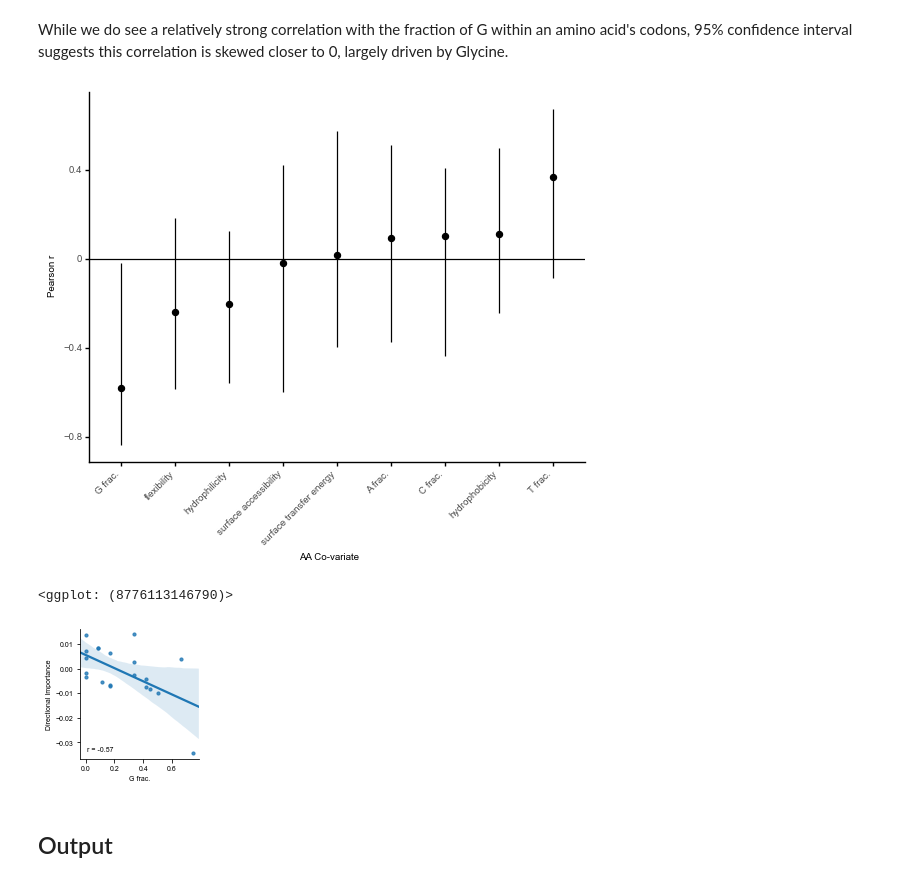
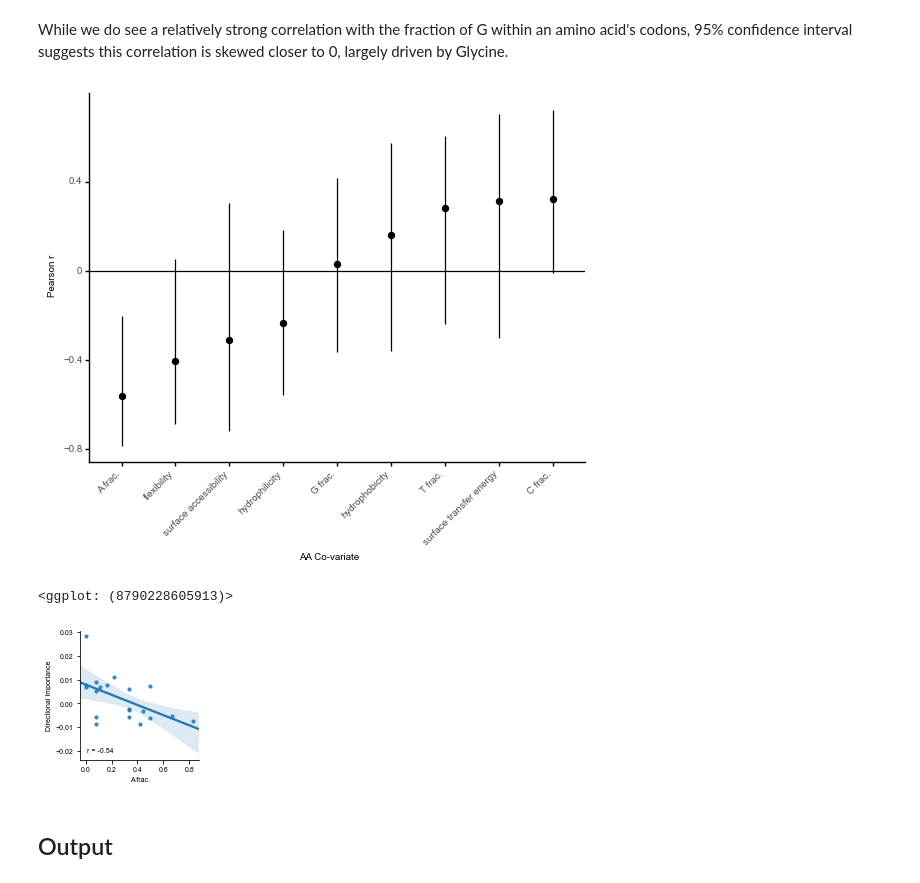
Before and after one commit to gpp-rnd/rs_dev, a Jupyter notebook: code/12_train_target_model.ipynb, the cells around one changed output. Cells and saved outputs as stored; diff of their text form; code cells hidden in the pictures.

```diff
--- a/code/12_train_target_model.ipynb
+++ b/code/12_train_target_model.ipynb
@@ -163,7 +164,7 @@ conservation_df = (pd.read_parquet('../data/interim/conservation.parquet',
 ## Calculate Residuals
 # %%
 sg_df_residuals = sg_groups_df.copy()
-seq_X = sglearn.featurize_guides(sg_df_residuals['sgRNA Context Sequence'])
+seq_X = get_feature_df(sg_df_residuals)
 sg_df_residuals['Rule Set 3'] = seq_model.predict(seq_X)
 (sg_df_residuals.groupby('dataset')
  .apply(lambda df: stats.pearsonr(df['Rule Set 3'], df['sgRNA Activity'])))
@@ -179,11 +181,11 @@ sg_df_residuals['Residual Activity'] = sg_df_residuals['sgRNA Activity'] - sg_df
 # %%
 ## Training Model
 # %%
-features = ['position', 'aa', 'domain']
+features = ['position', 'aa', 'domain', 'conservation']
 aa_features = ['Pos. Ind. 1mer', 'Hydrophobicity', 'Aromaticity',
                'Isoelectric Point', 'Secondary Structure']
-aa_width = 8
-cons_small_width = 2
+aa_width = 16
+cons_small_width = 4
 cons_large_width = 32
 n_trials = 50
 # %%
@@ -277,12 +281,13 @@ gpplot.savefig('../figures/target_shap_summary_plot.pdf', dpi=300)
 # %%
 feature_category_map = {'Target Cut %': 'Target Cut %',
-                         'Orientation': 'sense',
-                         'Domain': ['Pfam', 'PANTHER', 'HAMAP', 'SuperFamily', 'TIGRfam', 'ncoils', 'Gene3D',
-                                    'Prosite_patterns', 'Seg', 'SignalP', 'TMHMM', 'MobiDBLite',
-                                    'PIRSF', 'PRINTS', 'Smart', 'Prosite_profiles'],
-                         'AA Physiochem': ['Hydrophobicity', 'Aromaticity',
-                                           'Isoelectric Point', 'Helix', 'Turn', 'Sheet'],
-                         'AA Pos. Ind. 1mer': '[A-Z]|\*'}
+                        'Orientation': 'sense',
+                        'Domain': ['Pfam', 'PANTHER', 'HAMAP', 'SuperFamily', 'TIGRfam', 'ncoils', 'Gene3D',
+                                   'Prosite_patterns', 'Seg', 'SignalP', 'TMHMM', 'MobiDBLite',
+                                   'PIRSF', 'PRINTS', 'Smart', 'Prosite_profiles'],
+                        'AA Physiochem': ['Hydrophobicity', 'Aromaticity',
+                                          'Isoelectric Point', 'Helix', 'Turn', 'Sheet'],
+                        'AA Pos. Ind. 1mer': '[A-Z]|\*',
+                        'Conservation': ['cons_64', 'cons_4']}
 shap_df = pd.DataFrame(shap_values, columns=X_train_imputed.columns)
 feature_category_list = []
 for category, feature in feature_category_map.items():
@@ -462,17 +467,17 @@ g = (gg.ggplot(data=pysiochem_core_ci[pysiochem_core_ci['property'] != 'directio
 g.save('../figures/target_aa_physiochem_cor.pdf', width=3, height=3)
 g
 # %% [output]
-[figure, old version]
+[figure, new version]
-<ggplot: (8776113146790)>
+<ggplot: (8790228605913)>
 # %%
-sns.lmplot(data=all_physiochem_df, x='G frac.', y='directional_importance', truncate=False,
+sns.lmplot(data=all_physiochem_df, x='A frac.', y='directional_importance', truncate=False,
            scatter_kws={'s': 10}, height=2.2)
-gpplot.add_correlation(data=all_physiochem_df, x='G frac.', y='directional_importance',
+gpplot.add_correlation(data=all_physiochem_df, x='A frac.', y='directional_importance',
                        loc='lower left')
 plt.ylabel('Directional Importance')
 gpplot.savefig('../figures/target_model_gfrac_cor.pdf')
 # %% [output]
-[figure, old version]
+[figure, new version]
 # %% [markdown]
 ## Output
 # %%
```
Also changed, not shown: parts of 10 cells of this notebook, 7 other files.
